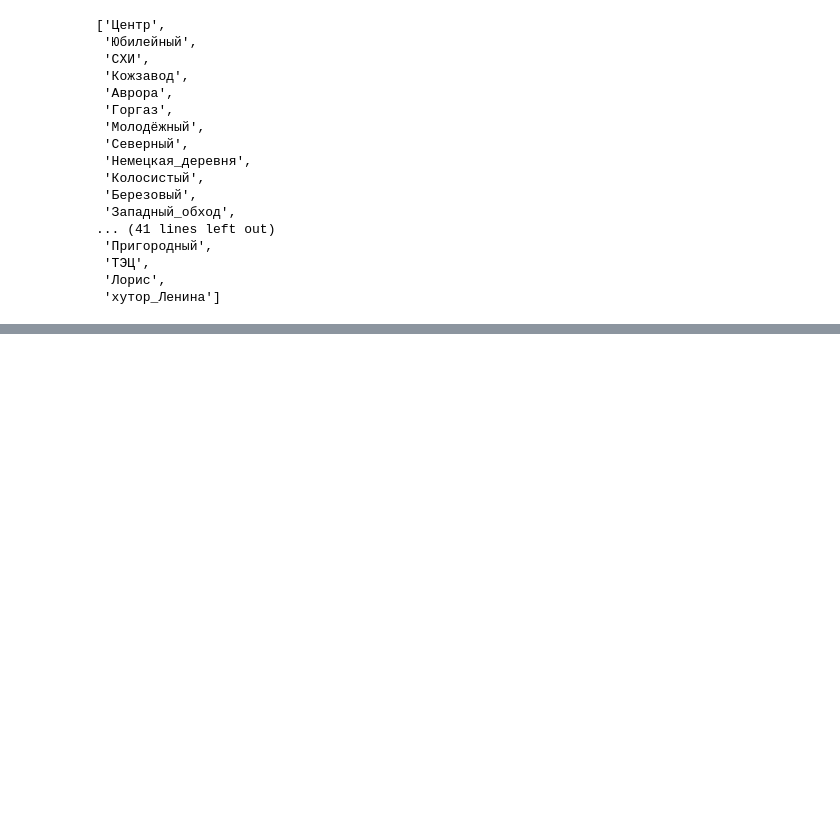
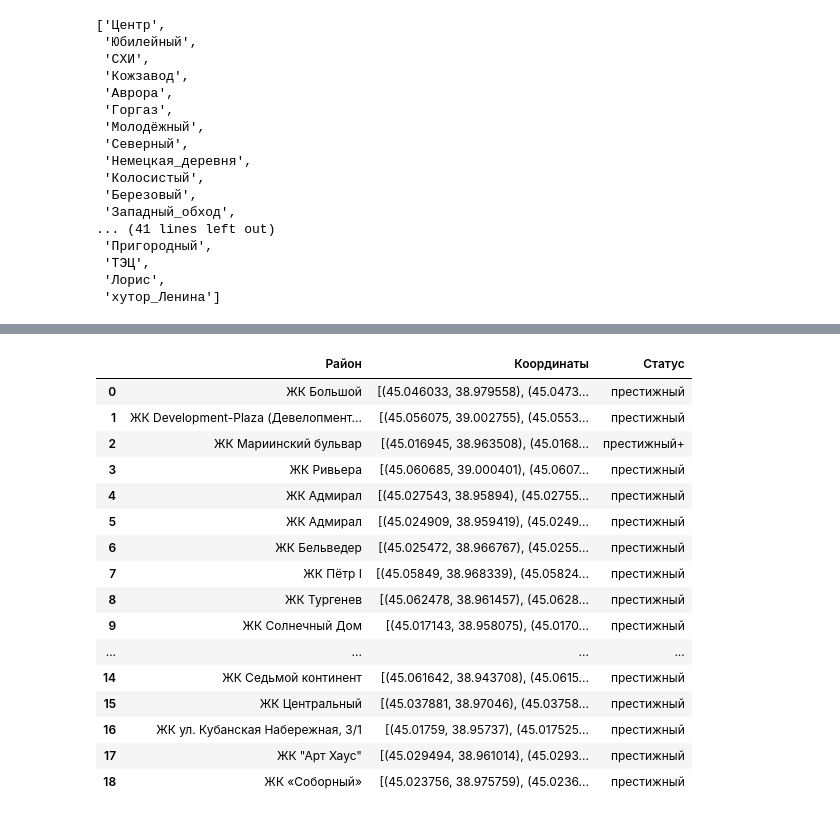
Before and after one commit to Sammik87/Krasnodar_model, a Jupyter notebook: Краснодар_полигоны_элитка.ipynb, the cells around one changed output, grey strips where cells are left out. Saved outputs shown, nothing was run; the diff lists cells and outputs as text; code cells hidden in the pictures; blank space fills up the shorter version.

```diff
--- a/Краснодар_полигоны.ipynb
+++ b/Краснодар_полигоны_элитка.ipynb
@@ -362,0 +431,26 @@ map
+# %%
+df_1 = polygon_yandex(
+                      dataf = df,
+                      polygon_name = 'Наименование ЖК',
+                      link = 'Полигон',
+                      status = 'Статус'
+                     )
+df_1
+# %% [output]
+|  | Район | Координаты | Статус |
+| 0 | ЖК Большой | [(45.046033, 38.979558), (45.0473... | престижный |
+| 1 | ЖК Development-Plaza (Девелопмент... | [(45.056075, 39.002755), (45.0553... | престижный |
+| 2 | ЖК Мариинский бульвар | [(45.016945, 38.963508), (45.0168... | престижный+ |
+| 3 | ЖК Ривьера | [(45.060685, 39.000401), (45.0607... | престижный |
+| 4 | ЖК Адмирал | [(45.027543, 38.95894), (45.02755... | престижный |
+| 5 | ЖК Адмирал | [(45.024909, 38.959419), (45.0249... | престижный |
+| 6 | ЖК Бельведер | [(45.025472, 38.966767), (45.0255... | престижный |
+| 7 | ЖК Пётр I | [(45.05849, 38.968339), (45.05824... | престижный |
+| 8 | ЖК Тургенев | [(45.062478, 38.961457), (45.0628... | престижный |
+| 9 | ЖК Солнечный Дом | [(45.017143, 38.958075), (45.0170... | престижный |
+| ... | ... | ... | ... |
+| 14 | ЖК Седьмой континент | [(45.061642, 38.943708), (45.0615... | престижный |
+| 15 | ЖК Центральный | [(45.037881, 38.97046), (45.03758... | престижный |
+| 16 | ЖК ул. Кубанская Набережная, 3/1 | [(45.01759, 38.95737), (45.017525... | престижный |
+| 17 | ЖК "Арт Хаус" | [(45.029494, 38.961014), (45.0293... | престижный |
+| 18 | ЖК «Соборный» | [(45.023756, 38.975759), (45.0236... | престижный |
```
Also changed, not shown: parts of 7 cells of this notebook.
